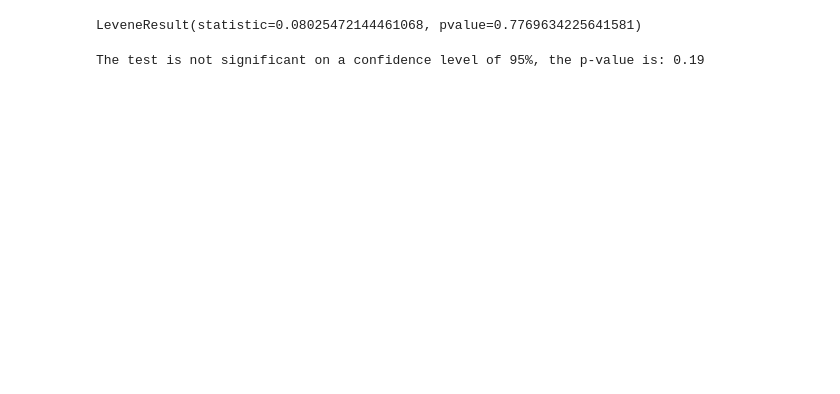
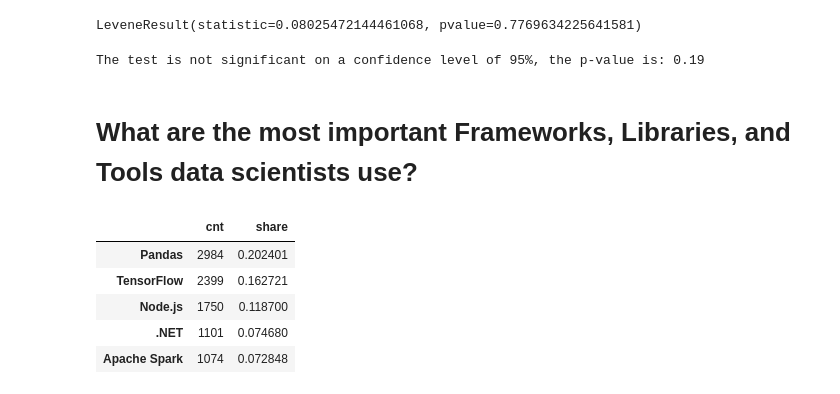
Before and after one commit to StefanTippelt/stack_overflow_developer_survey, a Jupyter notebook: stackoverflow_exploration.ipynb, the cells around one changed output. Drawn from its saved outputs; the diff is of its cells as text; code cells hidden in the pictures; blank space fills up the shorter version.

```diff
--- a/stackoverflow_exploration.ipynb
+++ b/stackoverflow_exploration.ipynb
@@ -170,3 +176,5 @@ one_sided_pvalue = two_sided_pvalue / 2
 print(f"The test is not significant on a confidence level of 95%, the p-value is: {one_sided_pvalue:.2f}")
 # %% [output]
 The test is not significant on a confidence level of 95%, the p-value is: 0.19
+# %% [markdown]
+# What are the most important Frameworks, Libraries, and Tools data scientists use?
@@ -172,0 +205,12 @@ The test is not significant on a confidence level of 95%, the p-value is: 0.19
+# %%
+tmp_misc_tools = ds_df["individual_MiscTechWorkedWith"].apply(pd.Series).stack()
+ds_misc_tools = tmp_misc_tools.value_counts().to_frame().rename(columns={0: 'cnt'})
+ds_misc_tools["share"] = ds_misc_tools["cnt"] / ds_misc_tools["cnt"].sum()
+ds_misc_tools.head()
+# %% [output]
+|  | cnt | share |
+| Pandas | 2984 | 0.202401 |
+| TensorFlow | 2399 | 0.162721 |
+| Node.js | 1750 | 0.118700 |
+| .NET | 1101 | 0.074680 |
+| Apache Spark | 1074 | 0.072848 |
```
Also changed, not shown: parts of 10 cells of this notebook.
